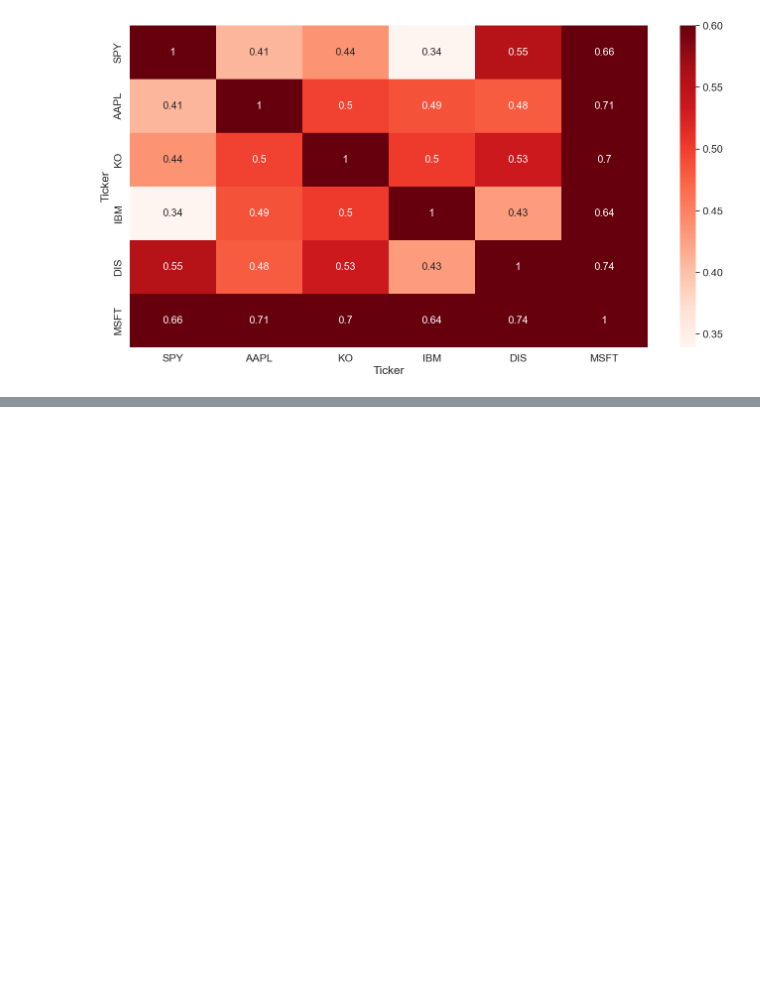
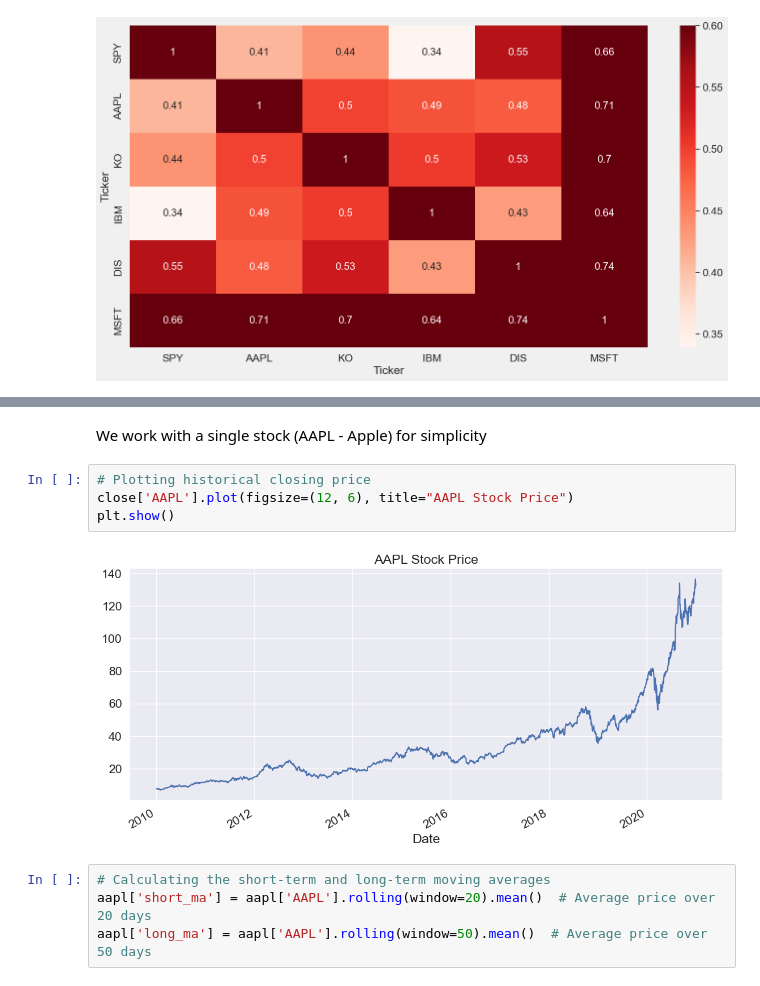
Before and after one commit to jiya-makhija/AlgorithmicTrading, a Jupyter notebook: algorithmic_trading_strategy_project.ipynb, the cells around one changed output, grey strips where cells are left out. Cells and saved outputs as stored; diff of their text form; blank space fills up the shorter version.

Commit message:
Try Moving Average Crossover strategy

```diff
--- a/algorithmic_trading_strategy_project.ipynb
+++ b/algorithmic_trading_strategy_project.ipynb
@@ -733,0 +756,12 @@ sns.heatmap(ret.corr(), cmap = "Reds", annot = True, annot_kws={"size": 15}, vma
+# %% [markdown]
+ We work with a single stock (AAPL - Apple) for simplicity
+# %%
+# Plotting historical closing price
+close['AAPL'].plot(figsize=(12, 6), title="AAPL Stock Price")
+plt.show()
+# %% [output]
+[figure, added]
+# %%
+# Calculating the short-term and long-term moving averages
+aapl['short_ma'] = aapl['AAPL'].rolling(window=20).mean()  # Average price over 20 days
+aapl['long_ma'] = aapl['AAPL'].rolling(window=50).mean()  # Average price over 50 days
```
Also changed, not shown: parts of 25 cells of this notebook.
